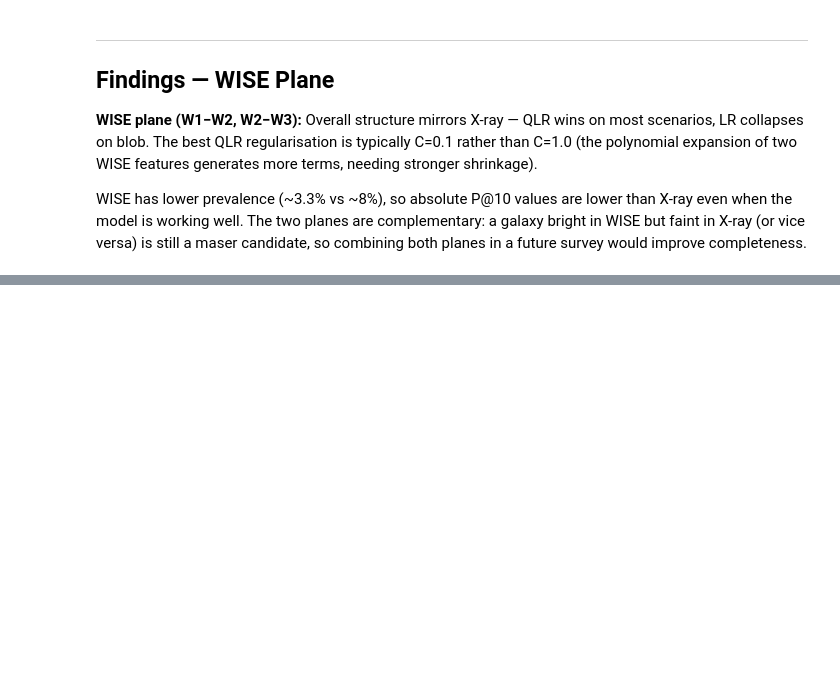
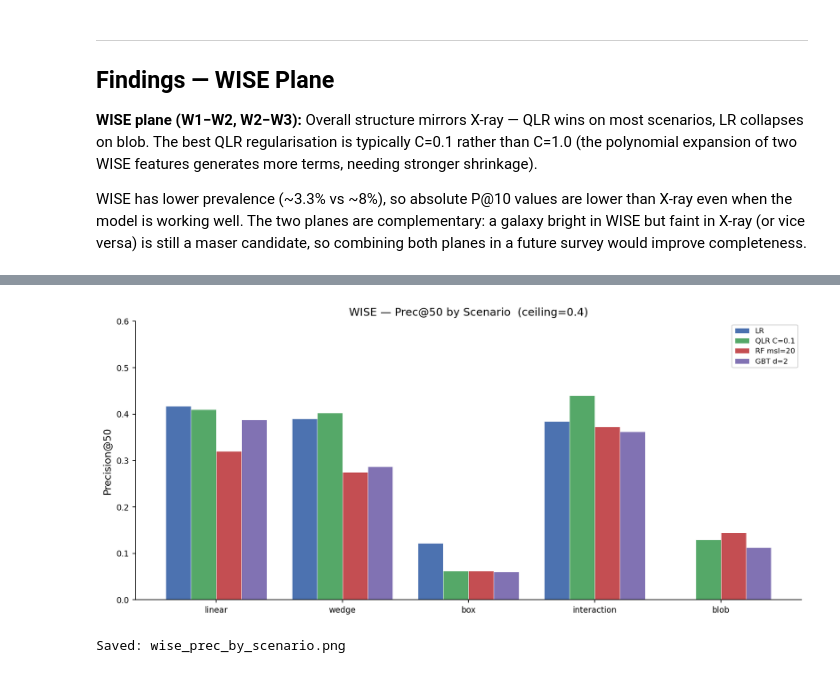
Before and after one commit to spragunr/maser-research, a Jupyter notebook: Claire_Analysis.ipynb, the cells around one changed output, grey strips where cells are left out. Cells and saved outputs as stored; diff of their text form; code cells hidden in the pictures; blank space fills up the shorter version.

```diff
--- a/Claire_Analysis.ipynb
+++ b/Claire_Analysis.ipynb
@@ -542,0 +900,11 @@ WISE has lower prevalence (~3.3% vs ~8%), so absolute P@10 values are lower than
+# %%
+# WISE: Prec@50 by scenario
+fig, ax = plot_prec_by_scenario(wise_results, MODEL_COLORS_WISE,
+                                title="WISE — Prec@50 by Scenario  (ceiling=0.4)")
+plt.tight_layout()
+plt.savefig("wise_prec_by_scenario.png", dpi=150, bbox_inches="tight")
+plt.show()
+print("Saved: wise_prec_by_scenario.png")
+# %% [output]
+[figure, added]
+Saved: wise_prec_by_scenario.png
```
Also changed, not shown: parts of 20 cells of this notebook.
